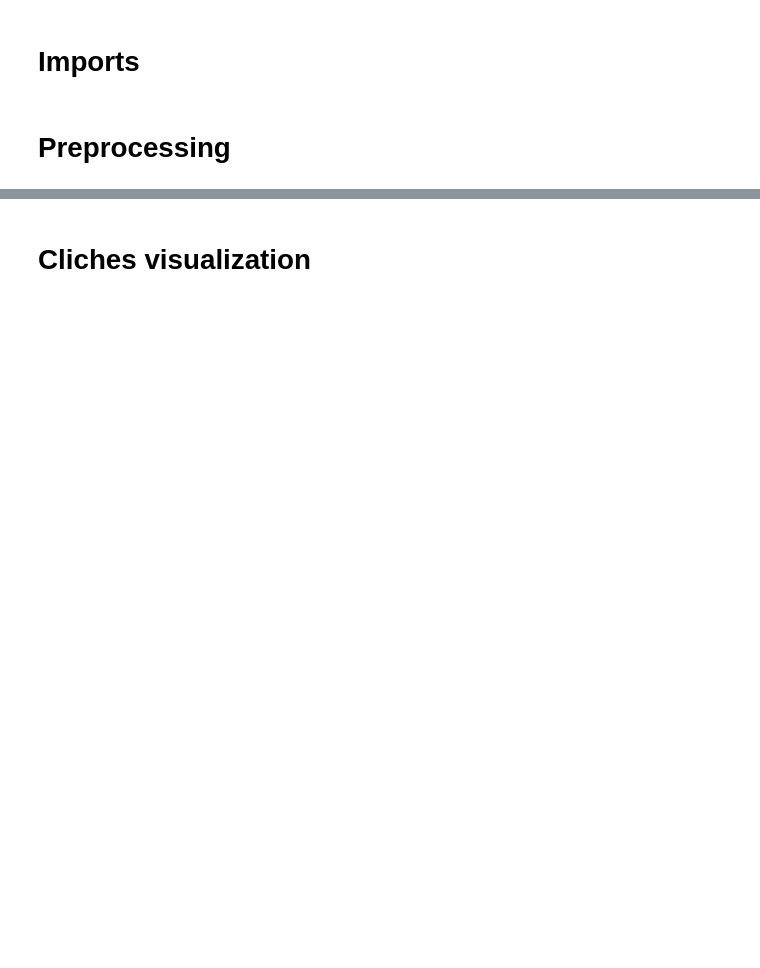
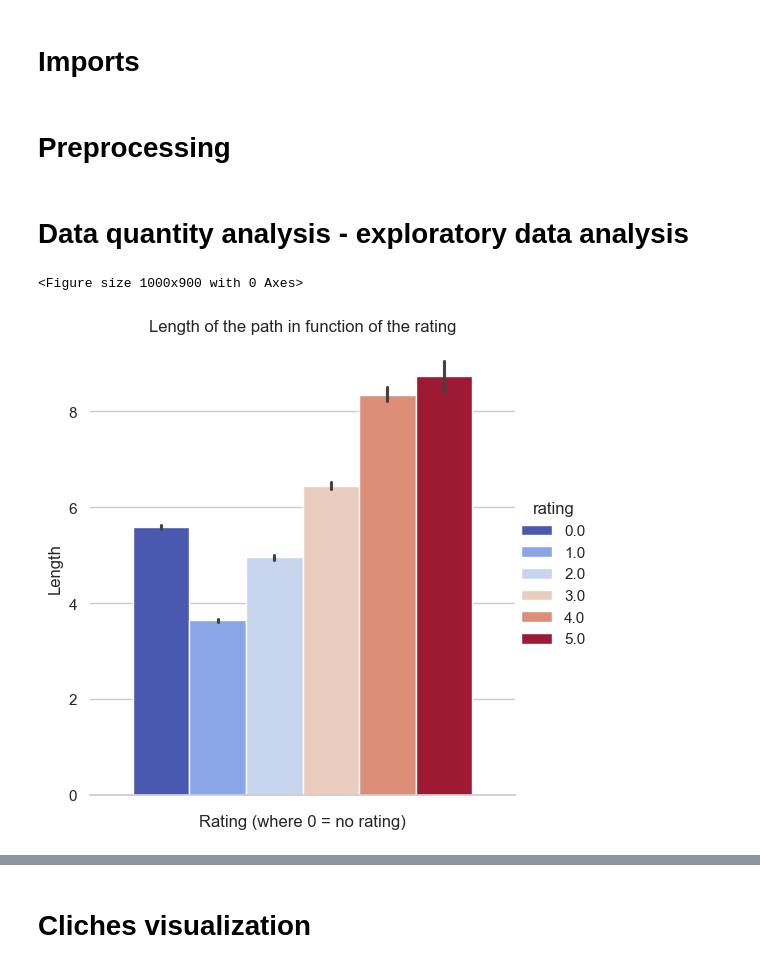
Before and after one commit to epfl-ada/ada-2023-project-abracadabra2023, a Jupyter notebook: nb.ipynb, the cells around one changed output, grey strips where cells are left out. Cells and saved outputs as stored; diff of their text form; code cells hidden in the pictures; blank space fills up the shorter version.

```diff
--- a/nb.ipynb
+++ b/nb.ipynb
@@ -21,3 +23,10 @@ from preprocessing import *
     paths_finished,
     paths_unfinished,
 ) = import_and_clean_data()
+# %% [markdown]
+# Data quantity analysis - exploratory data analysis
+# %%
+rating_vs_path_length(paths_finished, show=True)
+# %% [output]
+<Figure size 1000x900 with 0 Axes>
+[figure, added]
```
Also changed, not shown: parts of 18 cells of this notebook, 3 other files.
